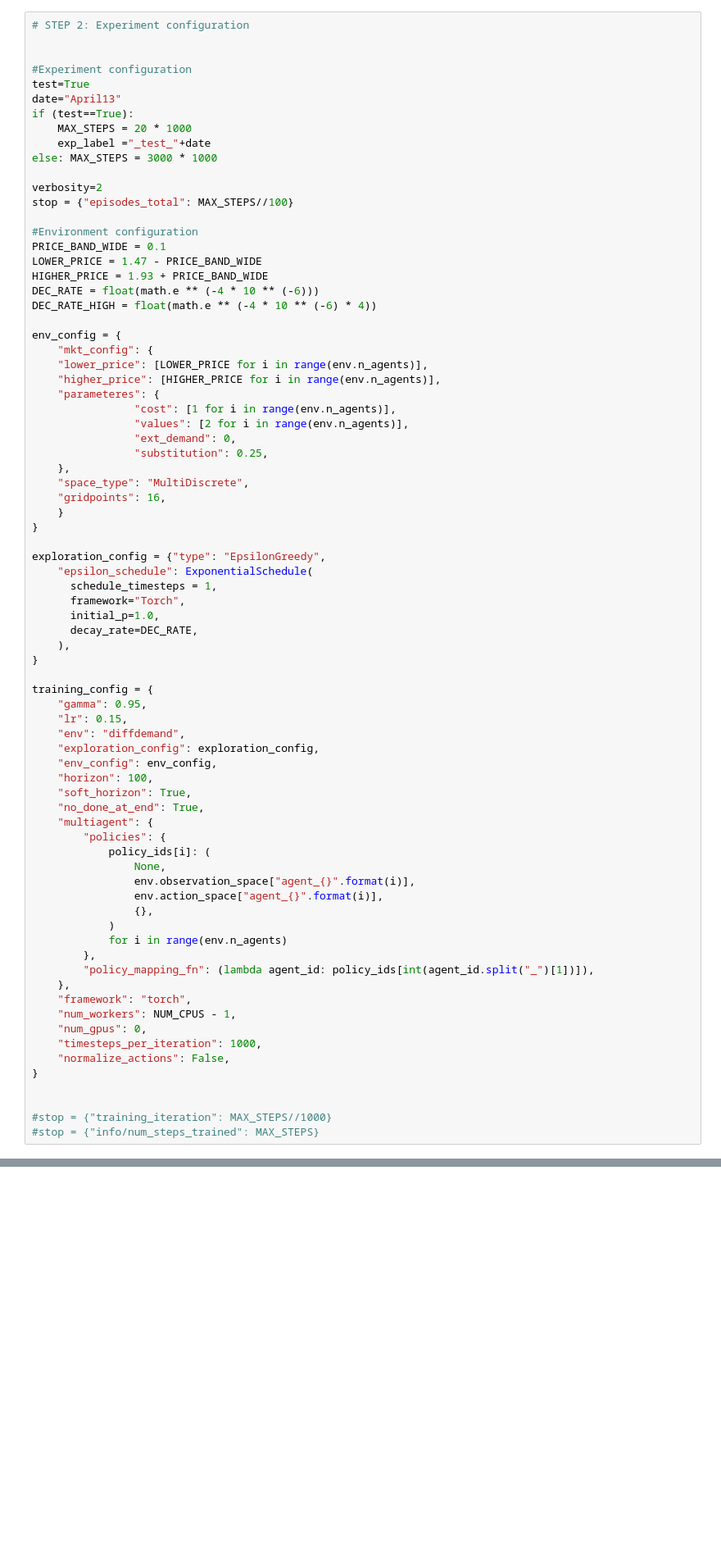
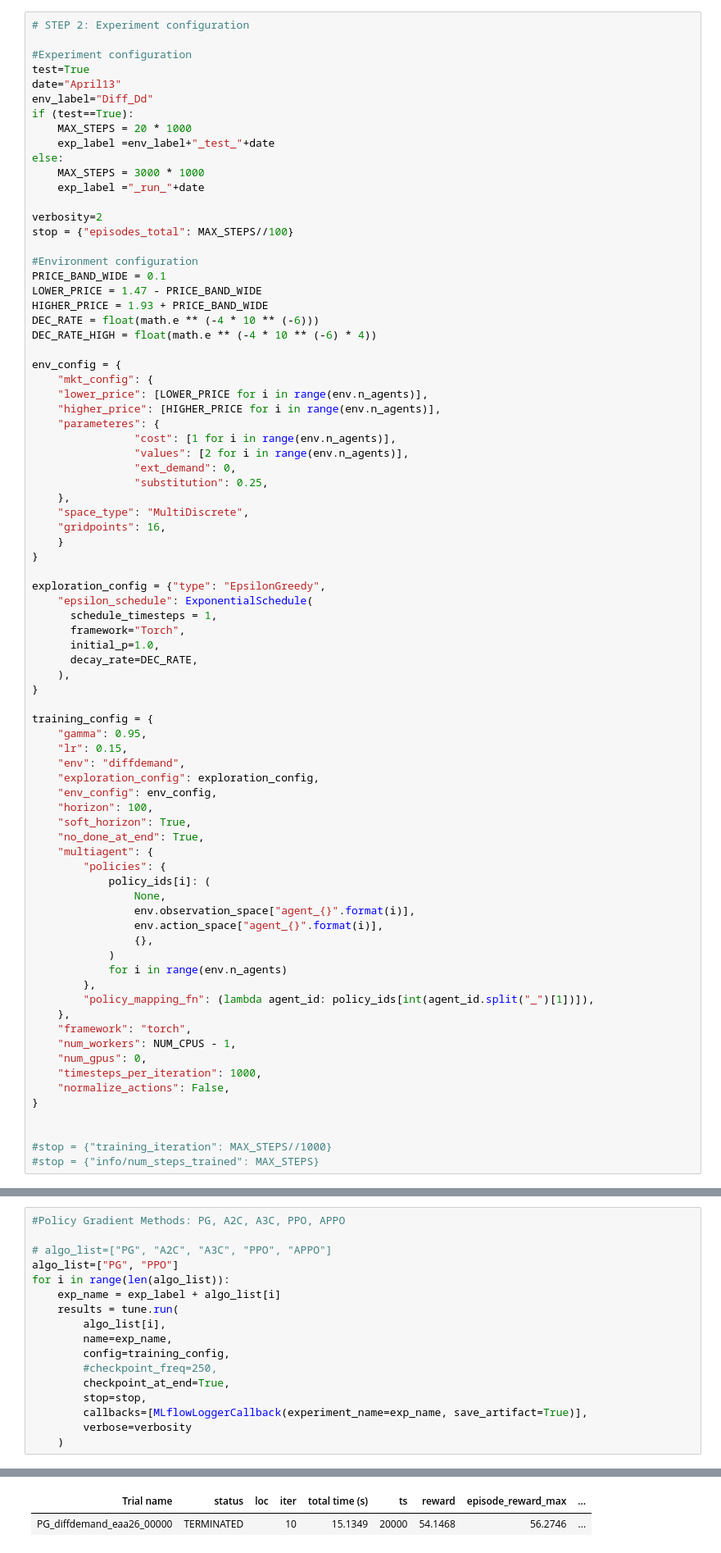
Before and after one commit to marketsAI/marketsAI, a Jupyter notebook: marketsai/experiments/run_DiffDemand.ipynb, the cells around one changed output, grey strips where cells are left out. Shown at 82% size. Saved outputs shown, nothing was run; the diff lists cells and outputs as text; blank space fills up the shorter version.

Commit message:
finish Diff Demand experiments

```diff
--- a/marketsai/experiments/run_DiffDemand.ipynb
+++ b/marketsai/experiments/run_DiffDemand.ipynb
@@ -46,14 +50,16 @@ policy_ids = [f"policy_{i}" for i in range(env.n_agents)]
 # %%
 # STEP 2: Experiment configuration
-
 
 #Experiment configuration
 test=True
 date="April13"
+env_label="Diff_Dd"
 if (test==True):
     MAX_STEPS = 20 * 1000
-    exp_label ="_test_"+date
-else: MAX_STEPS = 3000 * 1000
+    exp_label =env_label+"_test_"+date
+else:
+    MAX_STEPS = 3000 * 1000
+    exp_label ="_run_"+date
 
 verbosity=2
 stop = {"episodes_total": MAX_STEPS//100}
@@ -246,0 +230,18 @@ results = tune.run(
+# %%
+#Policy Gradient Methods: PG, A2C, A3C, PPO, APPO
+
+# algo_list=["PG", "A2C", "A3C", "PPO", "APPO"]
+algo_list=["PG", "PPO"]
+for i in range(len(algo_list)):
+    exp_name = exp_label + algo_list[i]
+    results = tune.run(
+        algo_list[i],
+        name=exp_name,
+        config=training_config,
+        #checkpoint_freq=250,
+        checkpoint_at_end=True,
+        stop=stop,
+        callbacks=[MLflowLoggerCallback(experiment_name=exp_name, save_artifact=True)],
+        verbose=verbosity
+    )
+# %% [output]
@@ -246,0 +298,2 @@ results = tune.run(
+| Trial name | status | loc | iter | total time (s) | ts | reward | episode_reward_max | ... |
+| PG_diffdemand_eaa26_00000 | TERMINATED |  | 10 | 15.1349 | 20000 | 54.1468 | 56.2746 | ... |
```
Also changed, not shown: parts of 13 cells of this notebook, 2 other files.
